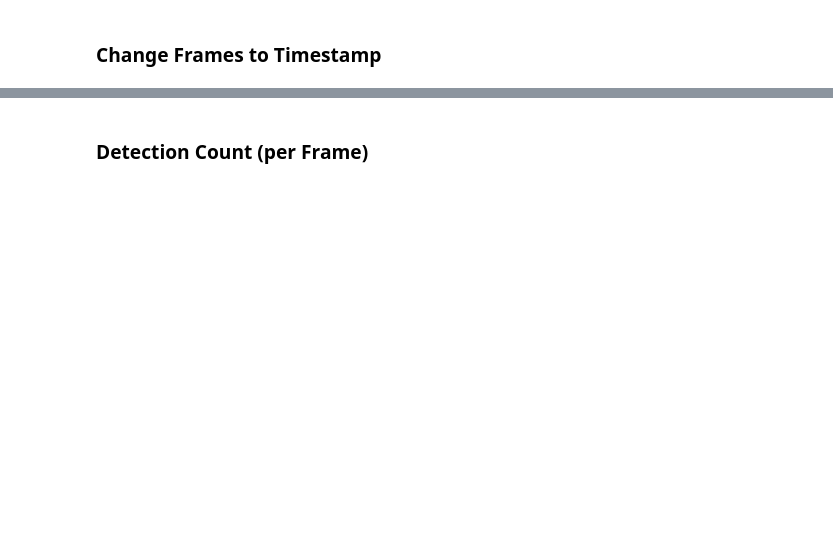
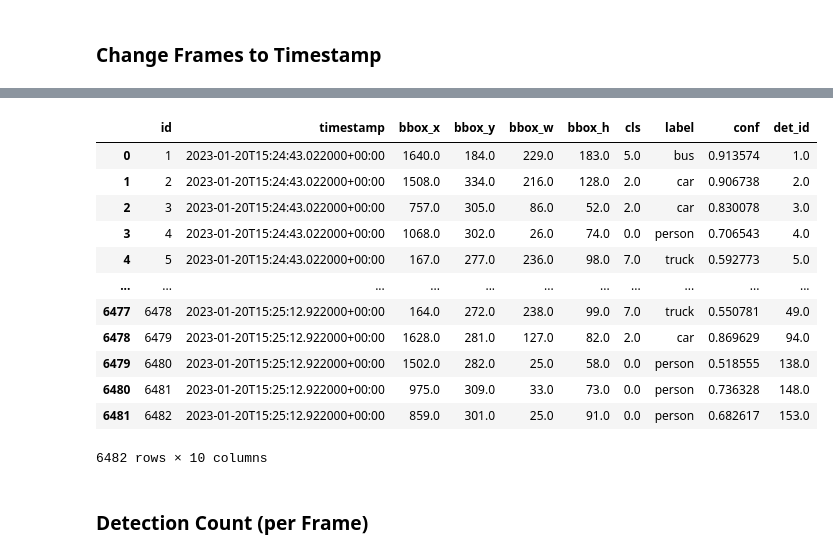
Before and after one commit to MEng-Team-Project/MEng-Team-Project-ML, a Jupyter notebook: notebooks/3. SQLite3 StrongSORT.ipynb, the cells around one changed output, grey strips where cells are left out. Saved outputs shown, nothing was run; the diff lists cells and outputs as text; code cells hidden in the pictures; blank space fills up the shorter version.

```diff
--- a/notebooks/3. SQLite3 StrongSORT.ipynb
+++ b/notebooks/3. SQLite3 StrongSORT.ipynb
@@ -95,3 +88,19 @@ detections_df['timestamp'] = detections_df.apply(
+# %%
+detections_df
+# %% [output]
+|  | id | timestamp | bbox_x | bbox_y | bbox_w | bbox_h | cls | label | conf | det_id |
+| 0 | 1 | 2023-01-20T15:24:43.022000+00:00 | 1640.0 | 184.0 | 229.0 | 183.0 | 5.0 | bus | 0.913574 | 1.0 |
+| 1 | 2 | 2023-01-20T15:24:43.022000+00:00 | 1508.0 | 334.0 | 216.0 | 128.0 | 2.0 | car | 0.906738 | 2.0 |
+| 2 | 3 | 2023-01-20T15:24:43.022000+00:00 | 757.0 | 305.0 | 86.0 | 52.0 | 2.0 | car | 0.830078 | 3.0 |
+| 3 | 4 | 2023-01-20T15:24:43.022000+00:00 | 1068.0 | 302.0 | 26.0 | 74.0 | 0.0 | person | 0.706543 | 4.0 |
+| 4 | 5 | 2023-01-20T15:24:43.022000+00:00 | 167.0 | 277.0 | 236.0 | 98.0 | 7.0 | truck | 0.592773 | 5.0 |
+| ... | ... | ... | ... | ... | ... | ... | ... | ... | ... | ... |
+| 6477 | 6478 | 2023-01-20T15:25:12.922000+00:00 | 164.0 | 272.0 | 238.0 | 99.0 | 7.0 | truck | 0.550781 | 49.0 |
+| 6478 | 6479 | 2023-01-20T15:25:12.922000+00:00 | 1628.0 | 281.0 | 127.0 | 82.0 | 2.0 | car | 0.869629 | 94.0 |
+| 6479 | 6480 | 2023-01-20T15:25:12.922000+00:00 | 1502.0 | 282.0 | 25.0 | 58.0 | 0.0 | person | 0.518555 | 138.0 |
+| 6480 | 6481 | 2023-01-20T15:25:12.922000+00:00 | 975.0 | 309.0 | 33.0 | 73.0 | 0.0 | person | 0.736328 | 148.0 |
+| 6481 | 6482 | 2023-01-20T15:25:12.922000+00:00 | 859.0 | 301.0 | 25.0 | 91.0 | 0.0 | person | 0.682617 | 153.0 |
+6482 rows × 10 columns
 # %% [markdown]
 ### Detection Count (per Frame)
 # %%
```
Also changed, not shown: parts of 6 cells of this notebook.
